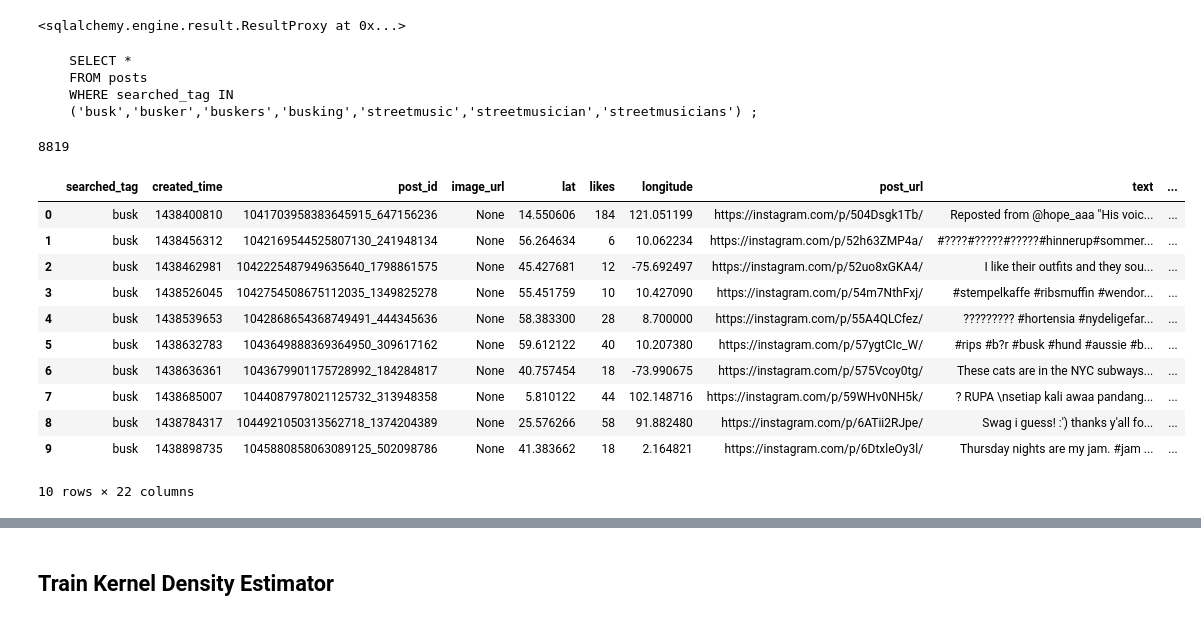
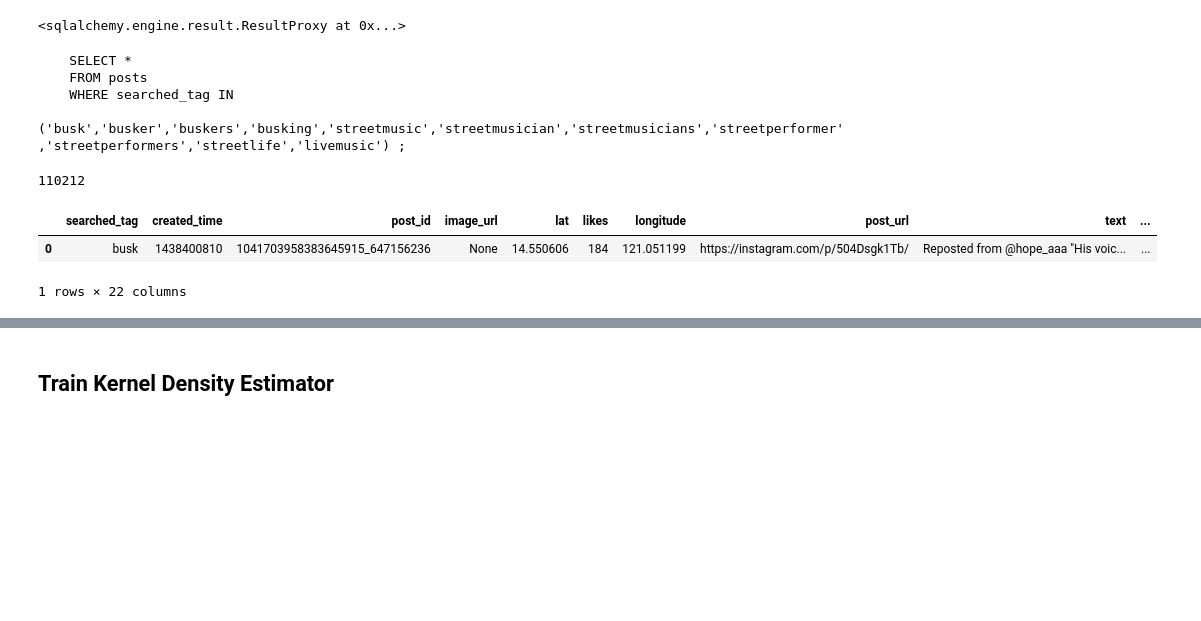
Before and after one commit to mdnip/InsightProject, a Jupyter notebook: ExploratoryAnalysis.ipynb, the cells around one changed output, grey strips where cells are left out. Cells and saved outputs as stored; diff of their text form; code cells hidden in the pictures; blank space fills up the shorter version.

```diff
--- a/ExploratoryAnalysis.ipynb
+++ b/ExploratoryAnalysis.ipynb
@@ -30,7 +31,7 @@ q = '''
     FROM posts
     WHERE searched_tag IN
     %s ;
-    ''' % ("('" + "','".join(search_tags[:7]) + "')")
+    ''' % ("('" + "','".join(search_tags[:]) + "')")  # :7
 
 print q
 
@@ -39,24 +40,15 @@ df = pd.read_sql_query(q,con = engine)
     SELECT *
     FROM posts
     WHERE searched_tag IN
-    ('busk','busker','buskers','busking','streetmusic','streetmusician','streetmusicians') ;
+    ('busk','busker','buskers','busking','streetmusic','streetmusician','streetmusicians','streetperformer','streetperformers','streetlife','livemusic') ;
 # %%
 print len(df)
-df.head(10)
+df.head(1)
 # %% [output]
-8819
+110212
 |  | searched_tag | created_time | post_id | image_url | lat | likes | longitude | post_url | text | ... |
 | 0 | busk | 1438400810 | 1041703958383645915_647156236 | None | 14.550606 | 184 | 121.051199 | https://instagram.com/p/504Dsgk1Tb/ | Reposted from @hope_aaa "His voic... | ... |
-| 1 | busk | 1438456312 | 1042169544525807130_241948134 | None | 56.264634 | 6 | 10.062234 | https://instagram.com/p/52h63ZMP4a/ | #????#?????#?????#hinnerup#sommer... | ... |
-| 2 | busk | 1438462981 | 1042225487949635640_1798861575 | None | 45.427681 | 12 | -75.692497 | https://instagram.com/p/52uo8xGKA4/ | I like their outfits and they sou... | ... |
-| 3 | busk | 1438526045 | 1042754508675112035_1349825278 | None | 55.451759 | 10 | 10.427090 | https://instagram.com/p/54m7NthFxj/ | #stempelkaffe #ribsmuffin #wendor... | ... |
-| 4 | busk | 1438539653 | 1042868654368749491_444345636 | None | 58.383300 | 28 | 8.700000 | https://instagram.com/p/55A4QLCfez/ | ????????? #hortensia #nydeligefar... | ... |
-| 5 | busk | 1438632783 | 1043649888369364950_309617162 | None | 59.612122 | 40 | 10.207380 | https://instagram.com/p/57ygtCIc_W/ | #rips #b?r #busk #hund #aussie #b... | ... |
-| 6 | busk | 1438636361 | 1043679901175728992_184284817 | None | 40.757454 | 18 | -73.990675 | https://instagram.com/p/575Vcoy0tg/ | These cats are in the NYC subways... | ... |
-| 7 | busk | 1438685007 | 1044087978021125732_313948358 | None | 5.810122 | 44 | 102.148716 | https://instagram.com/p/59WHv0NH5k/ | ? RUPA \nsetiap kali awaa pandang... | ... |
-| 8 | busk | 1438784317 | 1044921050313562718_1374204389 | None | 25.576266 | 58 | 91.882480 | https://instagram.com/p/6ATii2RJpe/ | Swag i guess! :') thanks y'all fo... | ... |
-| 9 | busk | 1438898735 | 1045880858063089125_502098786 | None | 41.383662 | 18 | 2.164821 | https://instagram.com/p/6DtxleOy3l/ | Thursday nights are my jam. #jam ... | ... |
-10 rows × 22 columns
+1 rows × 22 columns
 # %%
 from sklearn.neighbors.kde import KernelDensity
 from sklearn.grid_search import GridSearchCV
```
Also changed, not shown: parts of 10 cells of this notebook, 4 other files.
